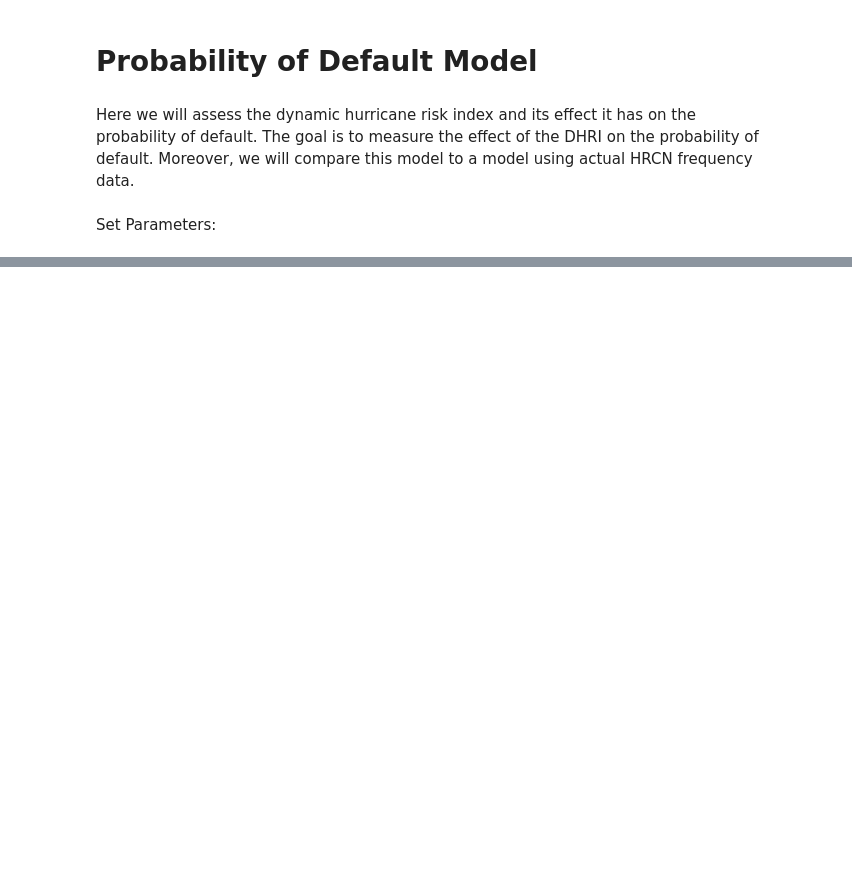
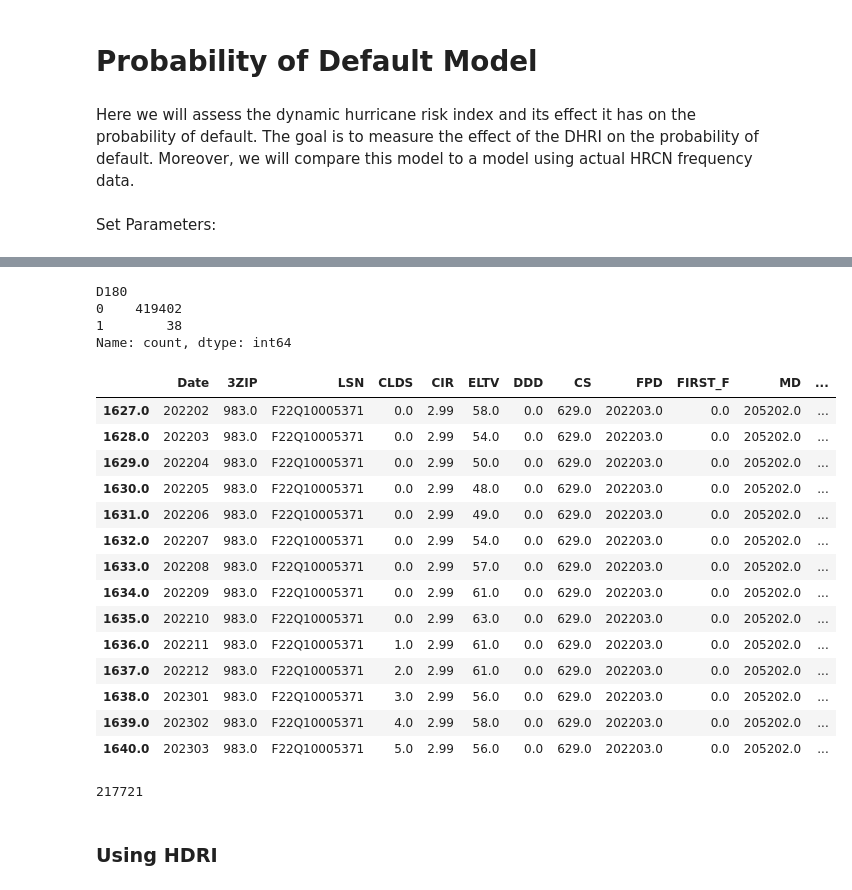
Before and after one commit to yannickpichardo/master_thesis, a Jupyter notebook: pd_model.ipynb, the cells around one changed output, grey strips where cells are left out. Saved outputs shown, nothing was run; the diff lists cells and outputs as text; code cells hidden in the pictures; blank space fills up the shorter version.

```diff
--- a/pd_model.ipynb
+++ b/pd_model.ipynb
@@ -101,0 +163,32 @@ fm_test_agg = fm_test_agg.set_index(['3ZIP', 'Date'])
+# %%
+fm_2022['D180'].value_counts()
+# %% [output]
+D180
+0    419402
+1        38
+Name: count, dtype: int64
+# %%
+# Compute the value counts for each LSN and CLDS value
+value_counts = fm_2022['CLDS'].groupby(fm_2022['LSN']).value_counts()
+
+# Filter only those LSNs that have a count for CLDS = 3
+filtered_loans = value_counts.loc[:, 3]
+
+#show progress of loan F22Q10005371
+fm_2022[fm_2022['LSN'] == 'F22Q10005371']
+# %% [output]
+|  | Date | 3ZIP | LSN | CLDS | CIR | ELTV | DDD | CS | FPD | FIRST_F | MD | ... |
+| 1627.0 | 202202 | 983.0 | F22Q10005371 | 0.0 | 2.99 | 58.0 | 0.0 | 629.0 | 202203.0 | 0.0 | 205202.0 | ... |
+| 1628.0 | 202203 | 983.0 | F22Q10005371 | 0.0 | 2.99 | 54.0 | 0.0 | 629.0 | 202203.0 | 0.0 | 205202.0 | ... |
+| 1629.0 | 202204 | 983.0 | F22Q10005371 | 0.0 | 2.99 | 50.0 | 0.0 | 629.0 | 202203.0 | 0.0 | 205202.0 | ... |
+| 1630.0 | 202205 | 983.0 | F22Q10005371 | 0.0 | 2.99 | 48.0 | 0.0 | 629.0 | 202203.0 | 0.0 | 205202.0 | ... |
+| 1631.0 | 202206 | 983.0 | F22Q10005371 | 0.0 | 2.99 | 49.0 | 0.0 | 629.0 | 202203.0 | 0.0 | 205202.0 | ... |
+| 1632.0 | 202207 | 983.0 | F22Q10005371 | 0.0 | 2.99 | 54.0 | 0.0 | 629.0 | 202203.0 | 0.0 | 205202.0 | ... |
+| 1633.0 | 202208 | 983.0 | F22Q10005371 | 0.0 | 2.99 | 57.0 | 0.0 | 629.0 | 202203.0 | 0.0 | 205202.0 | ... |
+| 1634.0 | 202209 | 983.0 | F22Q10005371 | 0.0 | 2.99 | 61.0 | 0.0 | 629.0 | 202203.0 | 0.0 | 205202.0 | ... |
+| 1635.0 | 202210 | 983.0 | F22Q10005371 | 0.0 | 2.99 | 63.0 | 0.0 | 629.0 | 202203.0 | 0.0 | 205202.0 | ... |
+| 1636.0 | 202211 | 983.0 | F22Q10005371 | 1.0 | 2.99 | 61.0 | 0.0 | 629.0 | 202203.0 | 0.0 | 205202.0 | ... |
+| 1637.0 | 202212 | 983.0 | F22Q10005371 | 2.0 | 2.99 | 61.0 | 0.0 | 629.0 | 202203.0 | 0.0 | 205202.0 | ... |
+| 1638.0 | 202301 | 983.0 | F22Q10005371 | 3.0 | 2.99 | 56.0 | 0.0 | 629.0 | 202203.0 | 0.0 | 205202.0 | ... |
+| 1639.0 | 202302 | 983.0 | F22Q10005371 | 4.0 | 2.99 | 58.0 | 0.0 | 629.0 | 202203.0 | 0.0 | 205202.0 | ... |
+| 1640.0 | 202303 | 983.0 | F22Q10005371 | 5.0 | 2.99 | 56.0 | 0.0 | 629.0 | 202203.0 | 0.0 | 205202.0 | ... |
@@ -101,0 +200,4 @@ fm_test_agg = fm_test_agg.set_index(['3ZIP', 'Date'])
+# %%
+fm_test_2['3ZIP'].unique().sum()
+# %% [output]
+217721
@@ -101,0 +209,2 @@ fm_test_agg = fm_test_agg.set_index(['3ZIP', 'Date'])
+# %% [markdown]
+### Using HDRI
```
Also changed, not shown: parts of 21 cells of this notebook, 2 other files.
